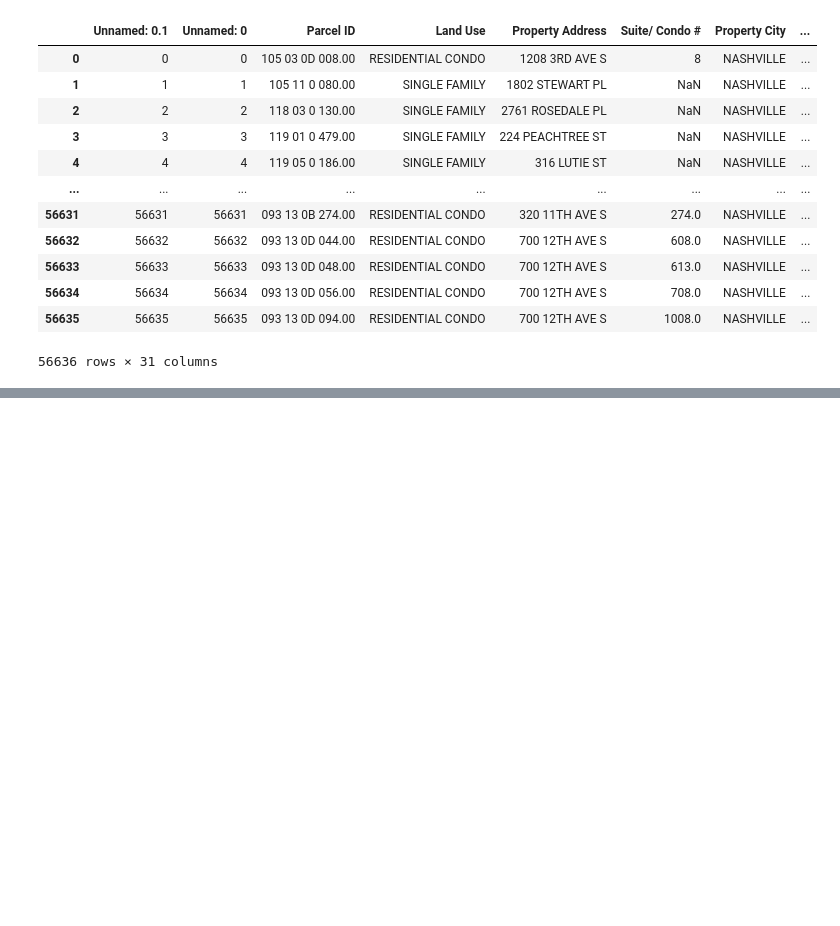
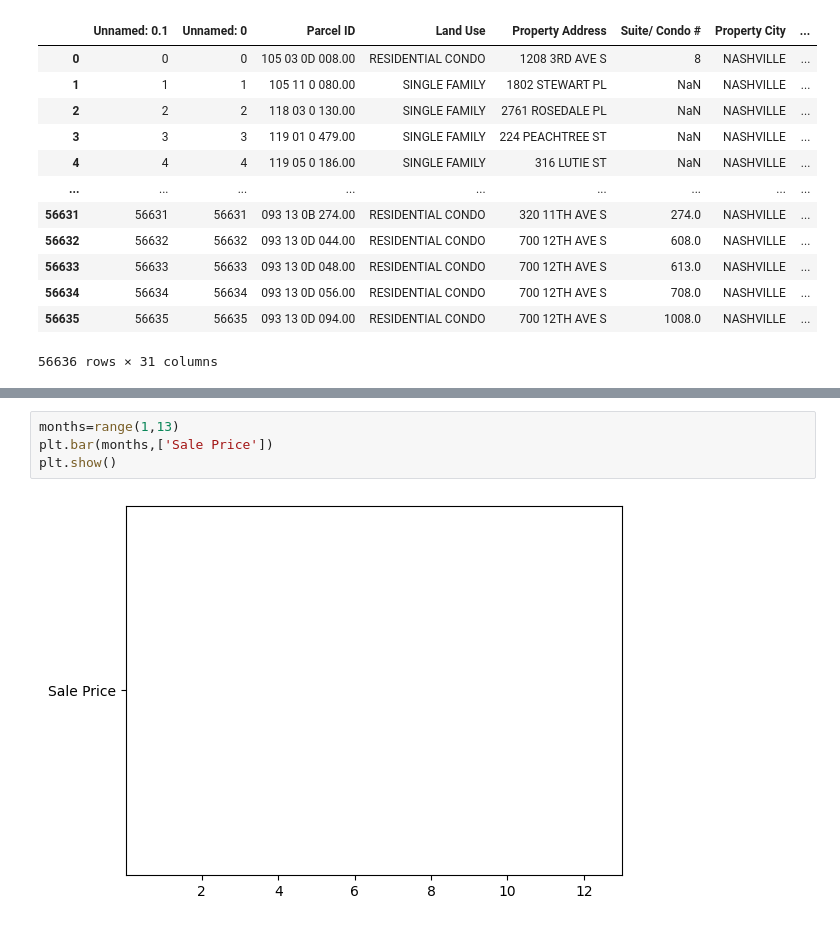
Before and after one commit to ArinAkaMazu/pythonCollaboration, a Jupyter notebook: pythonCollab.ipynb, the cells around one changed output, grey strips where cells are left out. Saved outputs shown, nothing was run; the diff lists cells and outputs as text; blank space fills up the shorter version.

```diff
--- a/pythonCollab.ipynb
+++ b/pythonCollab.ipynb
@@ -84,0 +175,6 @@ data.sort_values(by='Sale Price').head(10)
+# %%
+months=range(1,13)
+plt.bar(months,['Sale Price'])
+plt.show()
+# %% [output]
+[figure, added]
```
Also changed, not shown: parts of 13 cells of this notebook.
